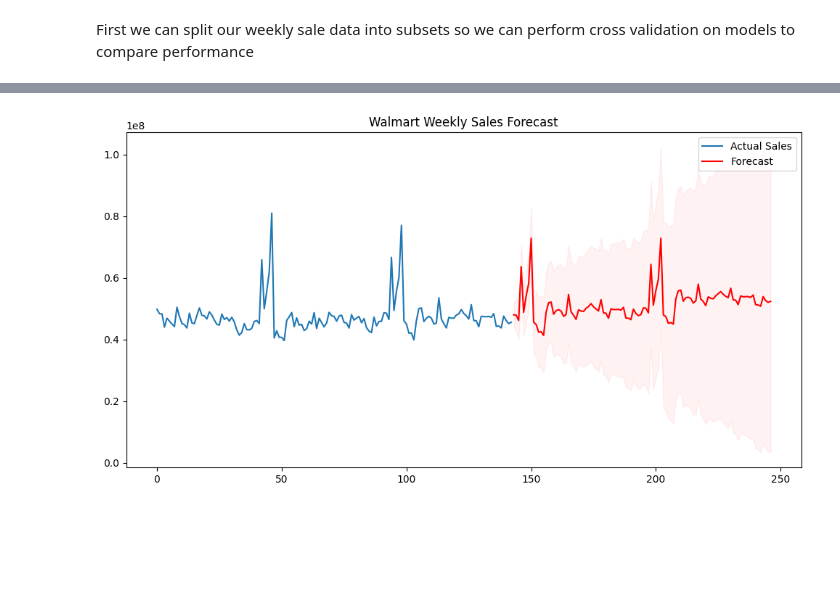
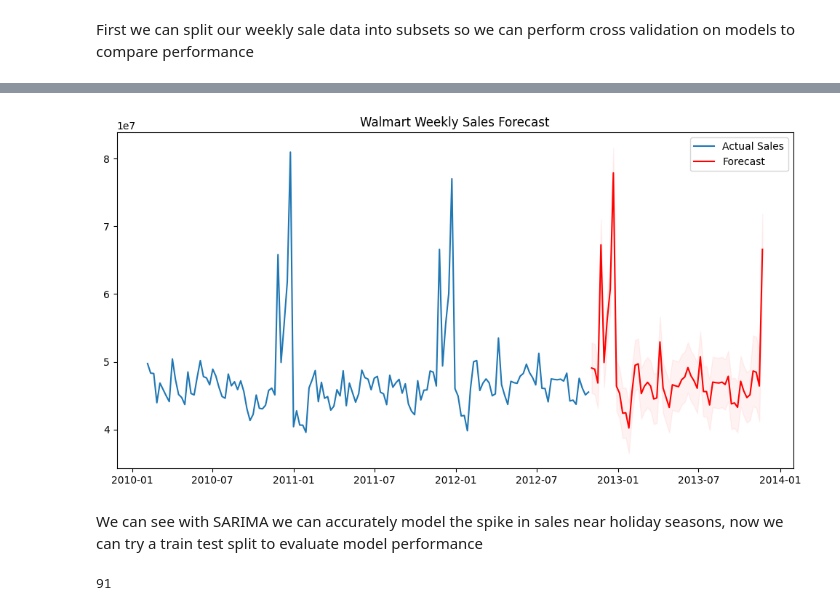
Before and after one commit to lieric90/walmart-sales-forecast, a Jupyter notebook: src/walmart_sales_eda.ipynb, the cells around one changed output, grey strips where cells are left out. Drawn from its saved outputs; the diff is of its cells as text; code cells hidden in the pictures; blank space fills up the shorter version.

Commit message:
add train test split result for sarima and calculated MAE

```diff
--- a/src/walmart_sales_eda.ipynb
+++ b/src/walmart_sales_eda.ipynb
@@ -203,11 +203,5 @@ Firstly we can try SARIMAX (Seasonal Autoregressive Integrated moving average wi
 # %%
-y = week_total['weekly_sales']
-X = week_total[['holiday_flag']]
-
-model = SARIMAX(y, exog=X, order=(1,1,1), seasonal_order=(1,1,1,52))
+model = SARIMAX(week_total['weekly_sales'], order=(1,0,1), seasonal_order=(1,1,1,52))
 results = model.fit()
-
-future_holidays = X[-104:].reset_index(drop=True)
-
-forecast = results.get_forecast(steps=104, exog=future_holidays)
+forecast = results.get_forecast(steps=56)
 # %% [output]
@@ -232,16 +236,24 @@ CONVERGENCE: REL_REDUCTION_OF_F_<=_FACTR*EPSMCH
 # %%
 plt.figure(figsize=(12, 6))
-plt.plot(y, label='Actual Sales')
+plt.plot(week_total['weekly_sales'], label='Actual Sales')
 plt.plot(forecast.predicted_mean, label='Forecast', color='red')
 plt.fill_between(
     forecast.conf_int().index,
     forecast.conf_int()['lower weekly_sales'],
     forecast.conf_int()['upper weekly_sales'],
     color='red',
     alpha=0.05
 )
 plt.legend()
 plt.title('Walmart Weekly Sales Forecast')
 plt.show()
 # %% [output]
-[figure, old version]
+[figure, new version]
+# %% [markdown]
+We can see with SARIMA we can accurately model the spike in sales near holiday seasons, now we can try a train test split to evaluate model performance
+# %%
+sarima_train, sarima_test = train_test_split(week_total['weekly_sales'], 0.37)
+len(sarima_train)
+len(sarima_test)
+# %% [output]
+91
```
Also changed, not shown: parts of 10 cells of this notebook.
